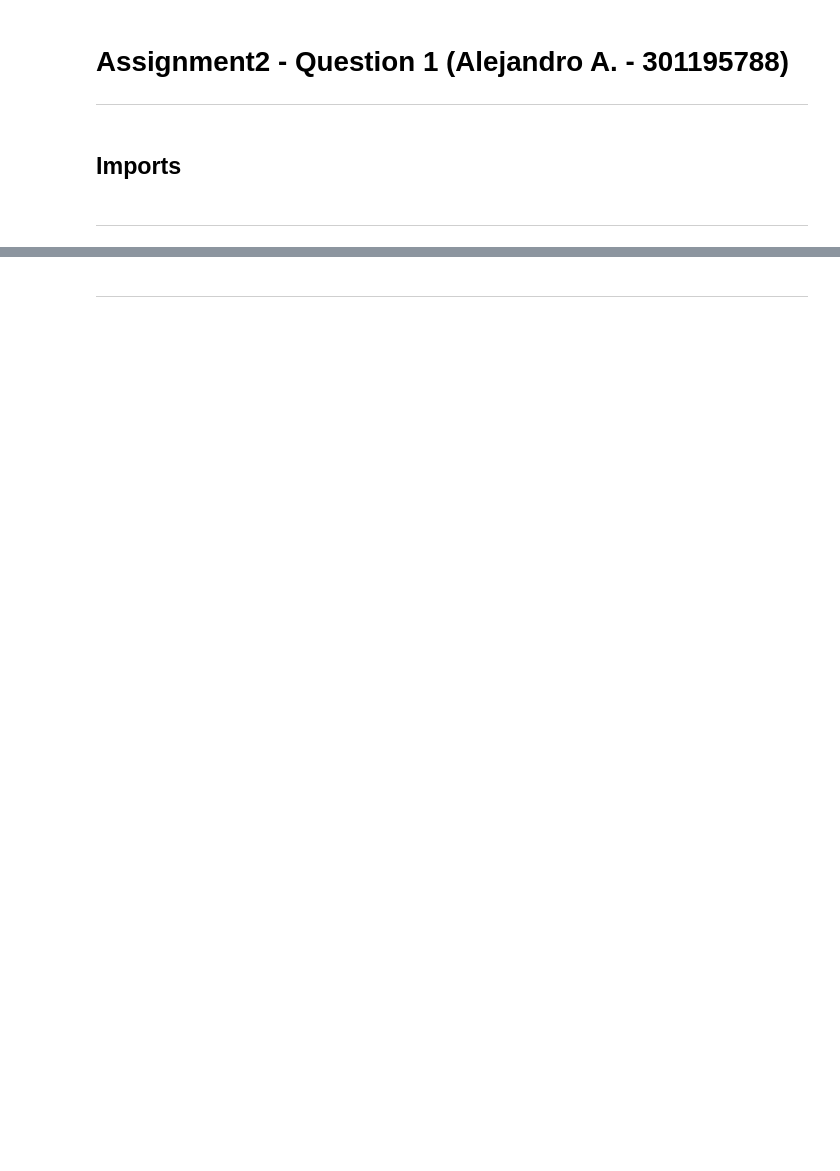
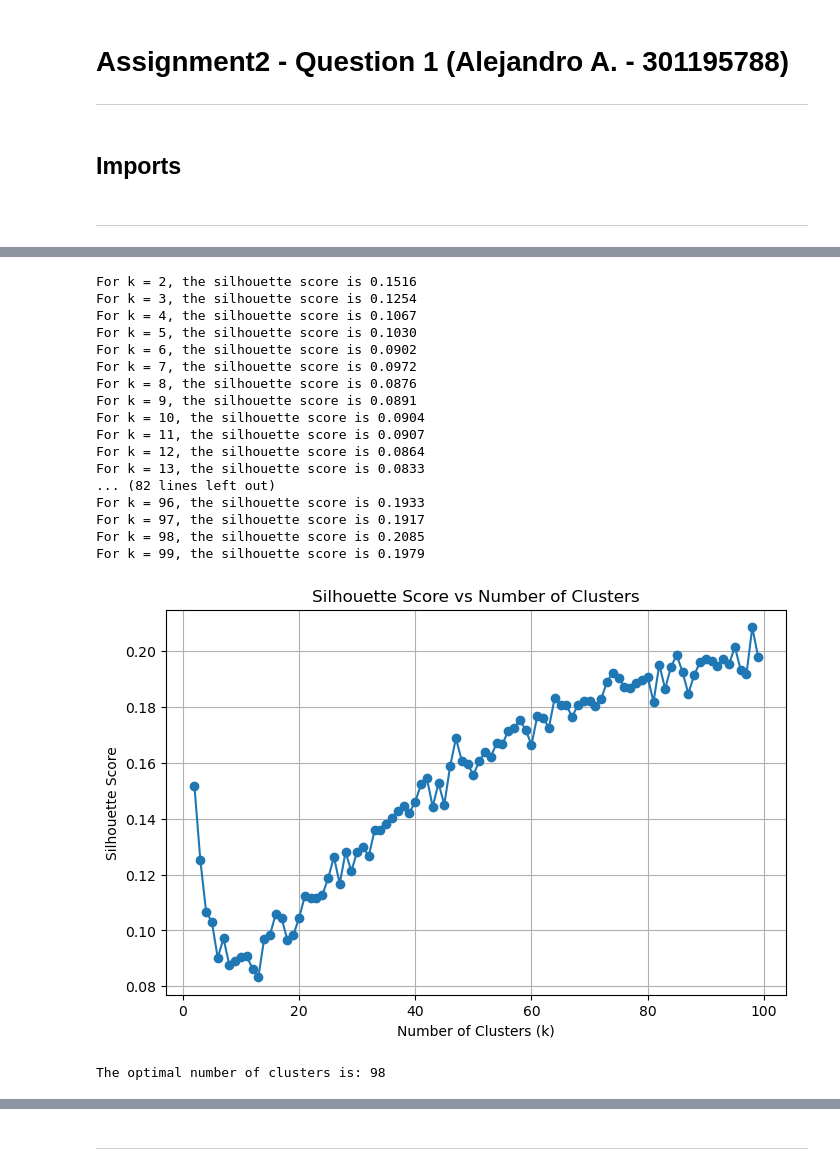
Before and after one commit to Ale248/FALL2024_COMP257, a Jupyter notebook: Assignment2/A2_Question1.ipynb, the cells around one changed output, grey strips where cells are left out. Drawn from its saved outputs; the diff is of its cells as text; code cells hidden in the pictures; blank space fills up the shorter version.

```diff
--- a/Assignment2/A2_Question1.ipynb
+++ b/Assignment2/A2_Question1.ipynb
@@ -25,0 +123,45 @@ y = mnist.target
+# %%
+# Try different values of k
+cluster_range = range(2, 100)
+silhouette_scores = []
+
+# Perform KMeans clustering and compute the silhouette score for each number of clusters
+for k in cluster_range:
+    kmeans = KMeans(n_clusters=k, random_state=42)
+    cluster_labels = kmeans.fit_predict(X)
+    silhouette_avg = silhouette_score(X, cluster_labels)
+    silhouette_scores.append(silhouette_avg)
+    print(f"For k = {k}, the silhouette score is {silhouette_avg:.4f}")
+
+# Plot silhouette scores to visualize the optimal number of clusters
+plt.figure(figsize=(8, 5))
+plt.plot(cluster_range, silhouette_scores, marker='o')
+plt.xlabel('Number of Clusters (k)')
+plt.ylabel('Silhouette Score')
+plt.title('Silhouette Score vs Number of Clusters')
+plt.grid(True)
+plt.show()
+
+# Choose the number of clusters with the highest silhouette score
+optimal_k = cluster_range[np.argmax(silhouette_scores)]
+print(f"The optimal number of clusters is: {optimal_k}")
+# %% [output]
+For k = 2, the silhouette score is 0.1516
+For k = 3, the silhouette score is 0.1254
+For k = 4, the silhouette score is 0.1067
+For k = 5, the silhouette score is 0.1030
+For k = 6, the silhouette score is 0.0902
+For k = 7, the silhouette score is 0.0972
+For k = 8, the silhouette score is 0.0876
+For k = 9, the silhouette score is 0.0891
+For k = 10, the silhouette score is 0.0904
+For k = 11, the silhouette score is 0.0907
+For k = 12, the silhouette score is 0.0864
+For k = 13, the silhouette score is 0.0833
+... (82 lines left out)
+For k = 96, the silhouette score is 0.1933
+For k = 97, the silhouette score is 0.1917
+For k = 98, the silhouette score is 0.2085
+For k = 99, the silhouette score is 0.1979
+[figure, added]
+The optimal number of clusters is: 98
```
Also changed, not shown: parts of 55 cells of this notebook, 2 other files.
